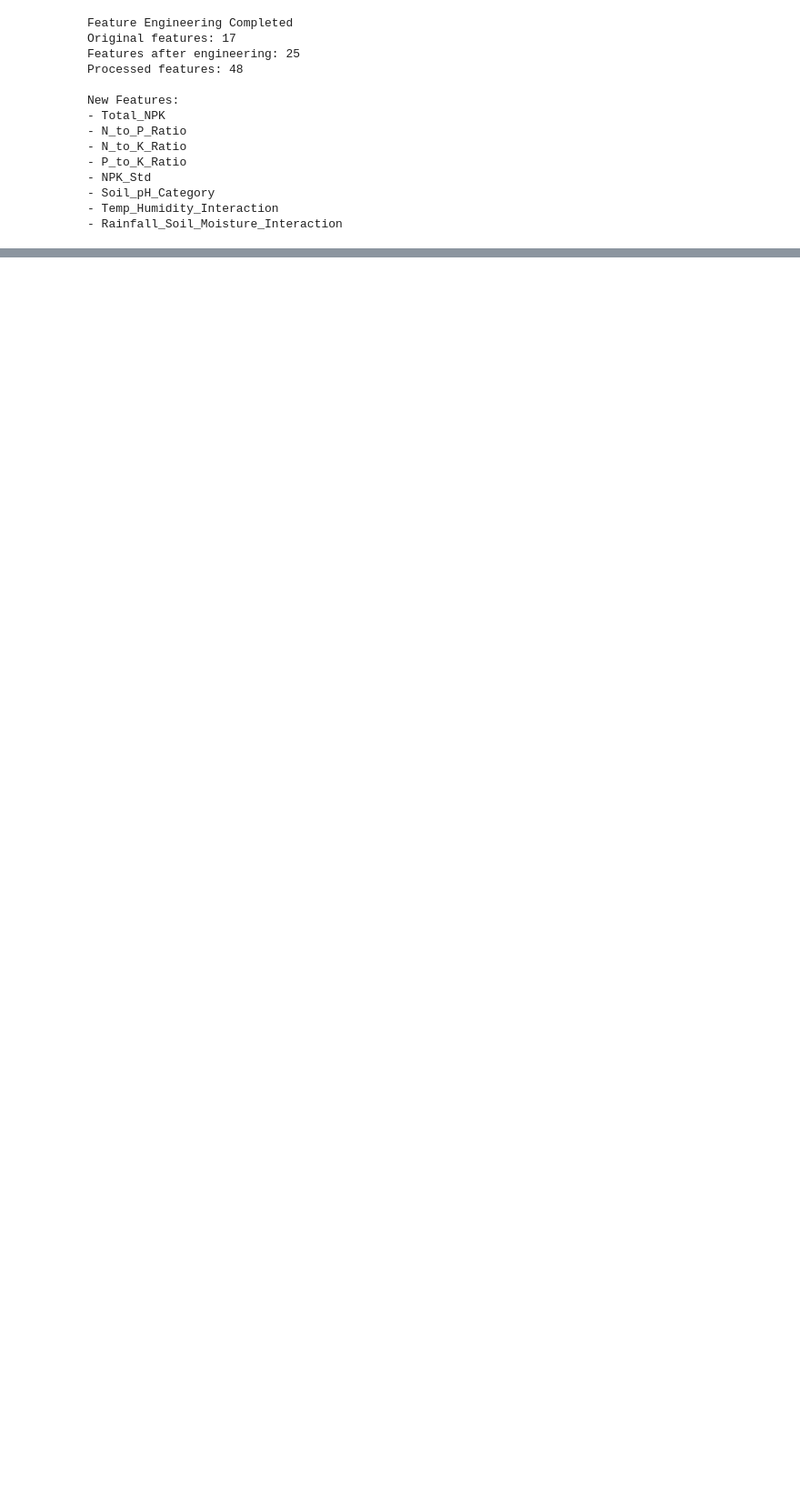
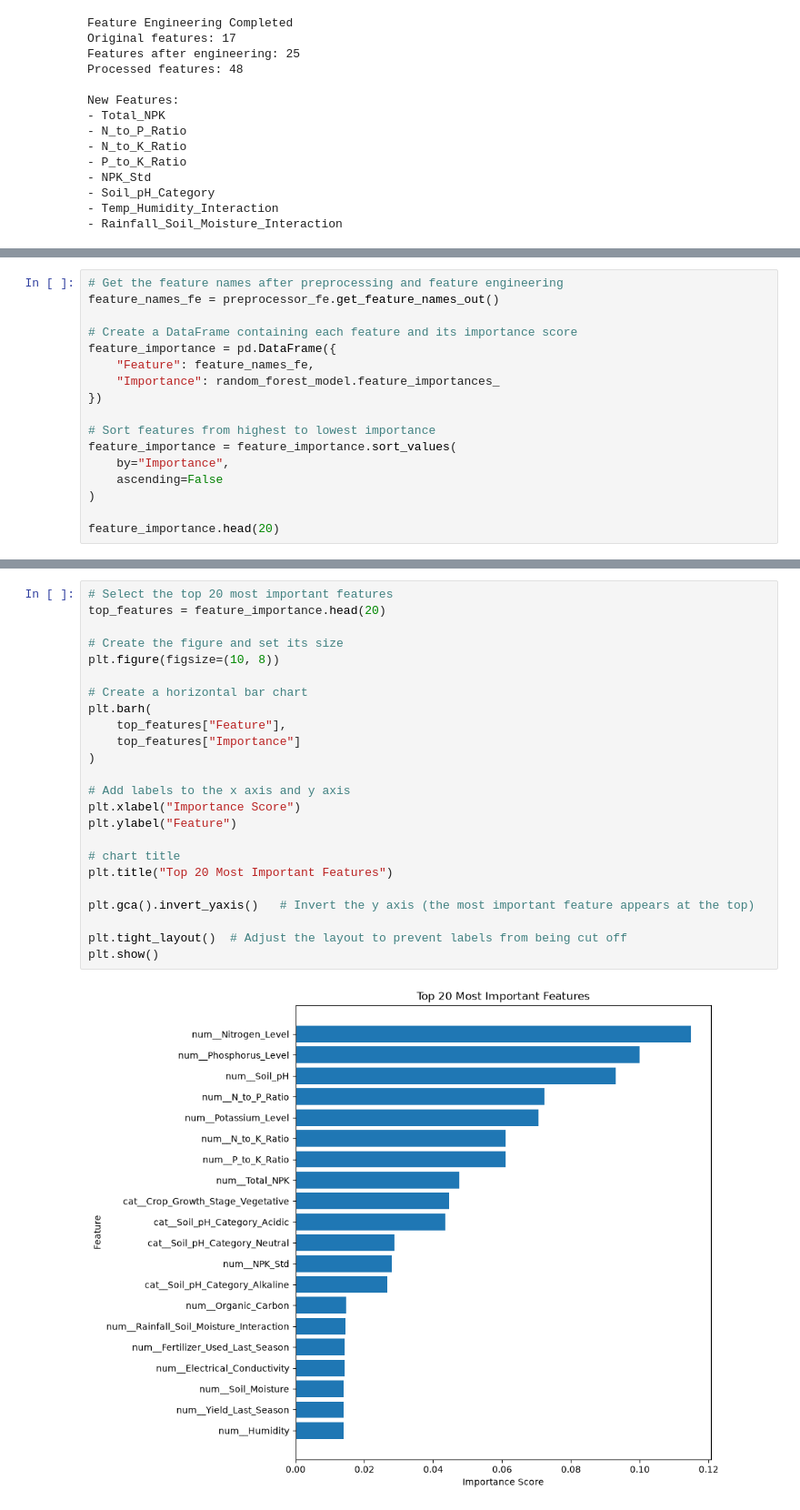
Before and after one commit to RumethW/AI-Powered-Fertilizer-Recommendation-System, a Jupyter notebook: ml_model.ipynb, the cells around one changed output, grey strips where cells are left out. Shown at 91% size. Cells and saved outputs as stored; diff of their text form; blank space fills up the shorter version.

```diff
--- a/ml_model.ipynb
+++ b/ml_model.ipynb
@@ -422,0 +637,17 @@ New Features:
+# %%
+# Get the feature names after preprocessing and feature engineering
+feature_names_fe = preprocessor_fe.get_feature_names_out()
+
+# Create a DataFrame containing each feature and its importance score
+feature_importance = pd.DataFrame({
+    "Feature": feature_names_fe,
+    "Importance": random_forest_model.feature_importances_
+})
+
+# Sort features from highest to lowest importance
+feature_importance = feature_importance.sort_values(
+    by="Importance",
+    ascending=False
+)
+
+feature_importance.head(20)
@@ -422,0 +672,26 @@ New Features:
+# %%
+# Select the top 20 most important features
+top_features = feature_importance.head(20)
+
+# Create the figure and set its size
+plt.figure(figsize=(10, 8))
+
+# Create a horizontal bar chart
+plt.barh(
+    top_features["Feature"],
+    top_features["Importance"]
+)
+
+# Add labels to the x axis and y axis
+plt.xlabel("Importance Score")
+plt.ylabel("Feature")
+
+# chart title
+plt.title("Top 20 Most Important Features")
+
+plt.gca().invert_yaxis()   # Invert the y axis (the most important feature appears at the top)
+
+plt.tight_layout()  # Adjust the layout to prevent labels from being cut off
+plt.show()
+# %% [output]
+[figure, added]
```
Also changed, not shown: parts of 18 cells of this notebook.
